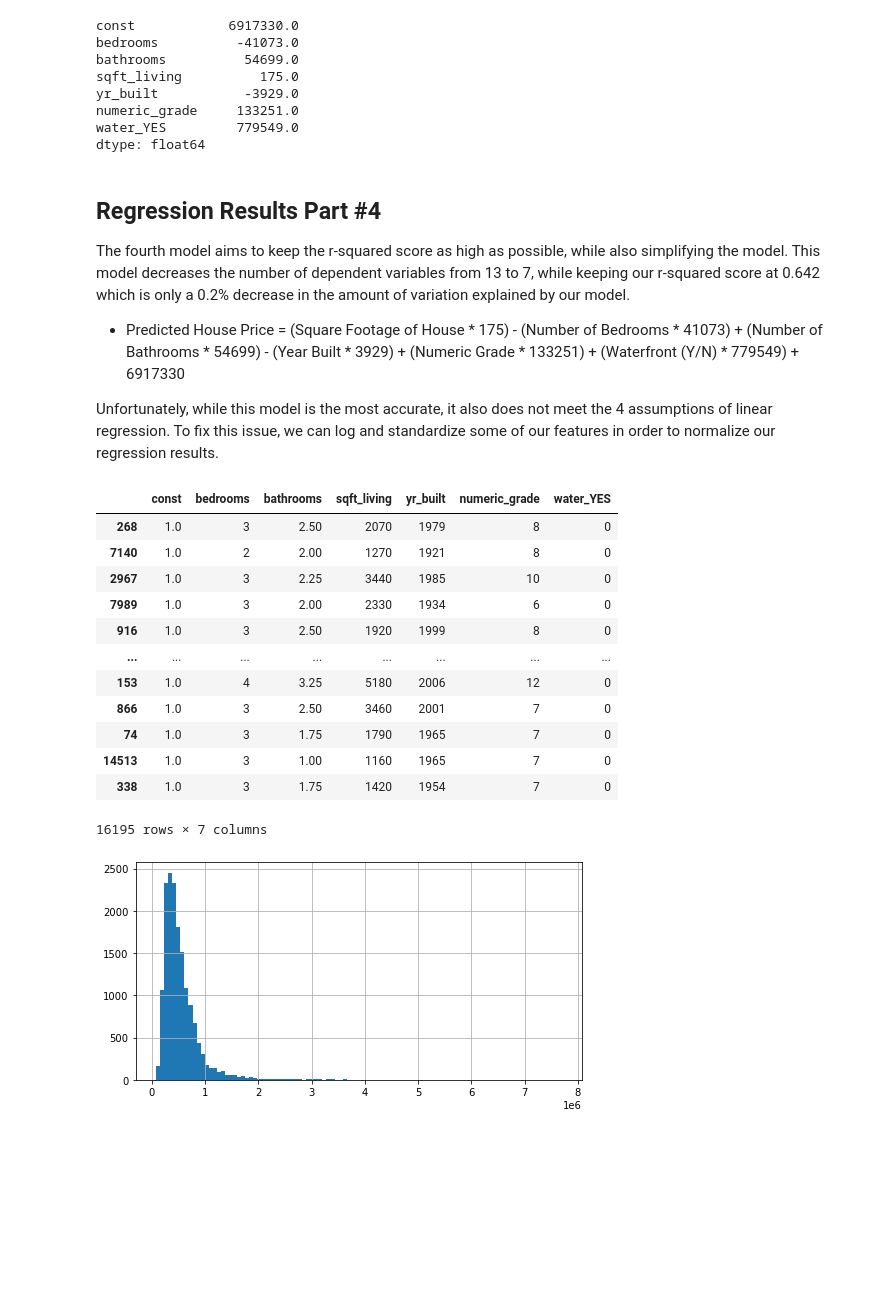
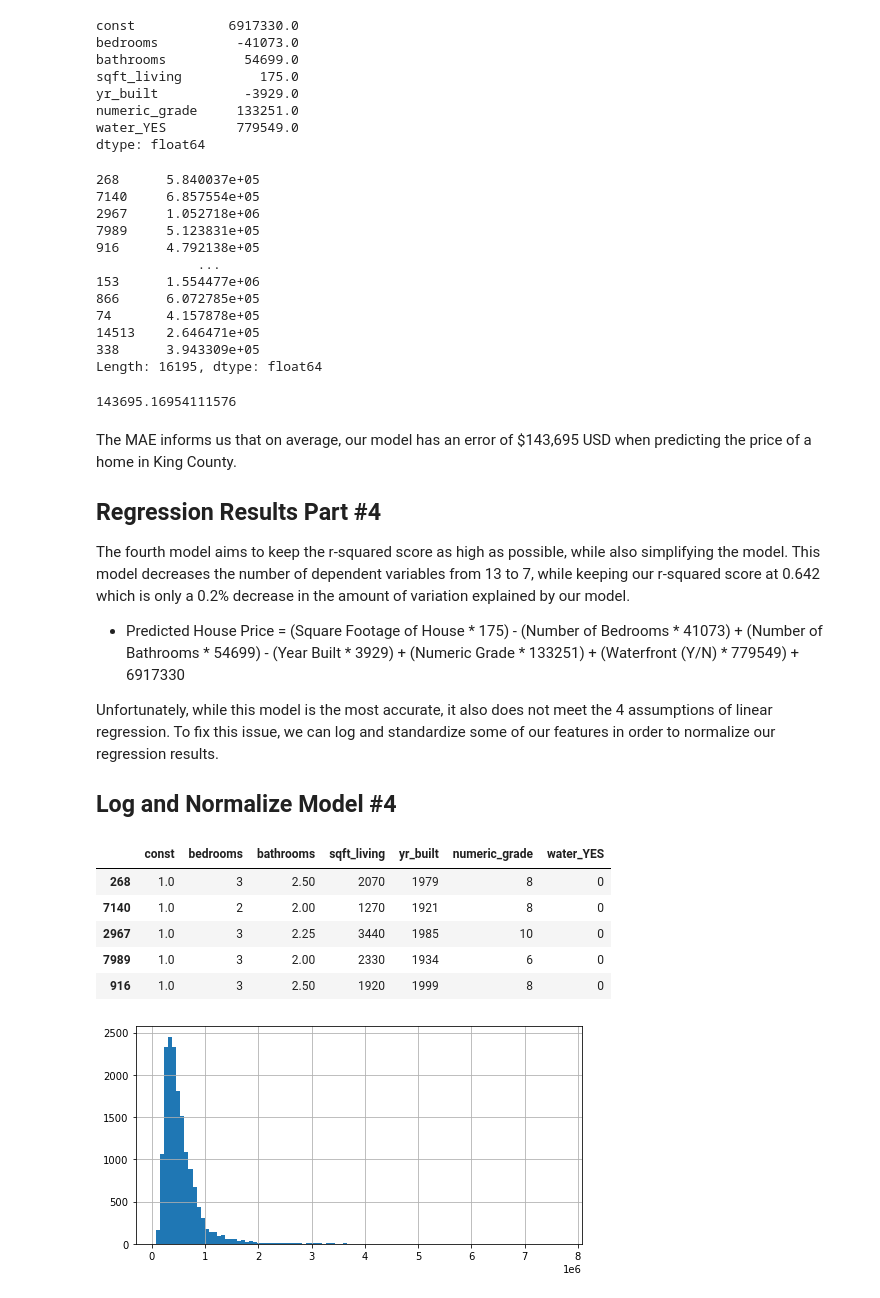
Before and after one commit to kevgross89/dsc-phase-2-project-v2-3, a Jupyter notebook: King County Phase 2 Project.ipynb, the cells around one changed output. Drawn from its saved outputs; the diff is of its cells as text; code cells hidden in the pictures; blank space fills up the shorter version.

```diff
--- a/King County Phase 2 Project.ipynb
+++ b/King County Phase 2 Project.ipynb
@@ -698,7 +720,39 @@ yr_built           -3929.0
 numeric_grade     133251.0
 water_YES         779549.0
 dtype: float64
+# %%
+# return predicted values from model
+y_pred = model.fittedvalues
+
+# # view predicted values
+y_pred
+# %% [output]
+268      5.840037e+05
+7140     6.857554e+05
+2967     1.052718e+06
+7989     5.123831e+05
+916      4.792138e+05
+             ...
+153      1.554477e+06
+866      6.072785e+05
+74       4.157878e+05
+14513    2.646471e+05
+338      3.943309e+05
+Length: 16195, dtype: float64
+# %%
+# true y value
+y = y_train
+
+# return mean absolute error of model
+mae_resid = np.mean(np.abs(y - y_pred))
+
+# view residuals from model
+mae_resid
+# %% [output]
+143695.16954111576
 # %% [markdown]
+The MAE informs us that on average, our model has an error of $143,695 USD when predicting the price of a home in King County.
+
 ## Regression Results Part #4
 
 
@@ -707,22 +761,17 @@ The fourth model aims to keep the r-squared score as high as possible, while als
 * Predicted House Price = (Square Footage of House * 175) - (Number of Bedrooms * 41073) + (Number of Bathrooms * 54699) - (Year Built * 3929) + (Numeric Grade * 133251) + (Waterfront (Y/N) * 779549) + 6917330
 
 Unfortunately, while this model is the most accurate, it also does not meet the 4 assumptions of linear regression. To fix this issue, we can log and standardize some of our features in order to normalize our regression results.
+
+## Log and Normalize Model #4
 # %%
-X_train_four
+X_train_four.head()
 # %% [output]
 |  | const | bedrooms | bathrooms | sqft_living | yr_built | numeric_grade | water_YES |
 | 268 | 1.0 | 3 | 2.50 | 2070 | 1979 | 8 | 0 |
 | 7140 | 1.0 | 2 | 2.00 | 1270 | 1921 | 8 | 0 |
 | 2967 | 1.0 | 3 | 2.25 | 3440 | 1985 | 10 | 0 |
 | 7989 | 1.0 | 3 | 2.00 | 2330 | 1934 | 6 | 0 |
 | 916 | 1.0 | 3 | 2.50 | 1920 | 1999 | 8 | 0 |
-| ... | ... | ... | ... | ... | ... | ... | ... |
-| 153 | 1.0 | 4 | 3.25 | 5180 | 2006 | 12 | 0 |
-| 866 | 1.0 | 3 | 2.50 | 3460 | 2001 | 7 | 0 |
-| 74 | 1.0 | 3 | 1.75 | 1790 | 1965 | 7 | 0 |
-| 14513 | 1.0 | 3 | 1.00 | 1160 | 1965 | 7 | 0 |
-| 338 | 1.0 | 3 | 1.75 | 1420 | 1954 | 7 | 0 |
-16195 rows × 7 columns
 # %%
 y_train.hist(figsize=[8,4], bins=100);
 # %% [output]
```
Also changed, not shown: parts of 26 cells of this notebook.
